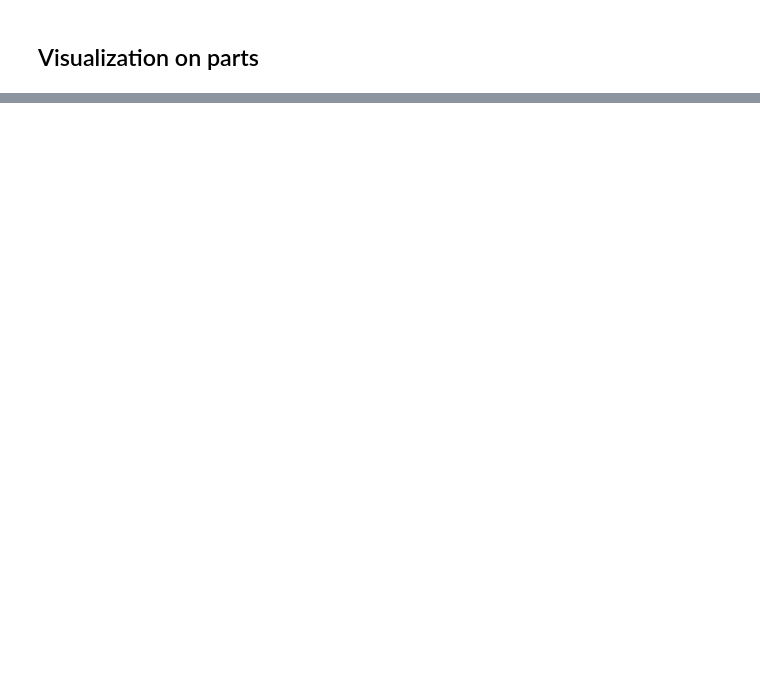
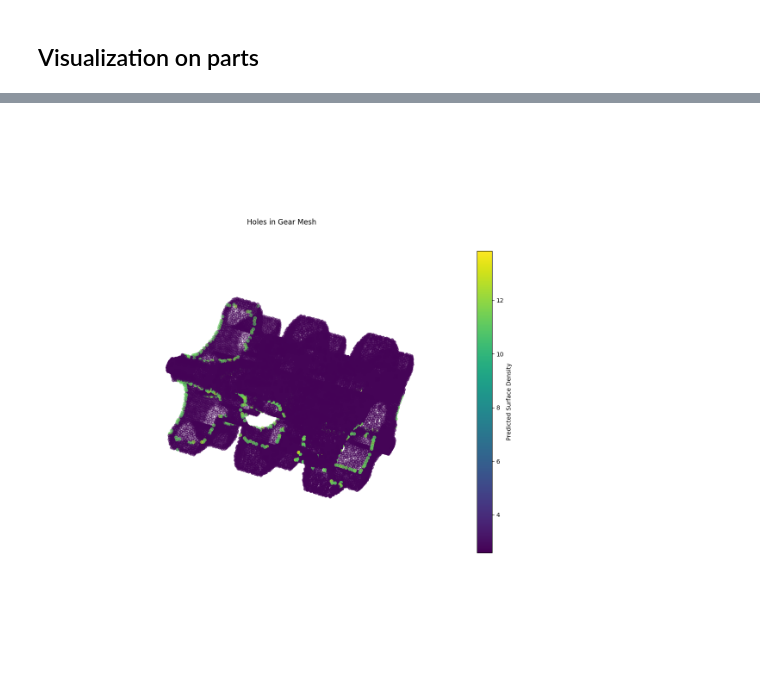
Before and after one commit to MagnusKarlsen1/PCQA-NN, a Jupyter notebook: Code/Gradient NN/models/FlaxMLP_copy.ipynb, the cells around one changed output, grey strips where cells are left out. Saved outputs shown, nothing was run; the diff lists cells and outputs as text; code cells hidden in the pictures; blank space fills up the shorter version.

```diff
--- a/Code/Gradient NN/models/FlaxMLP_copy.ipynb
+++ b/Code/Gradient NN/models/FlaxMLP_copy.ipynb
@@ -188,6 +204,7 @@ y_test2 = jnp.array(test_labels, dtype=jnp.float32)
 # %%
 # Predict
 y_pred2 = optimizer.model(X_test2)
+y_pred_holes =optimizer.model(X_test_holes)
 # %%
 highest = np.max(y_pred2)
 mean = np.mean(y_pred2)
@@ -326,0 +366,31 @@ plt.show()
+# %%
+from mpl_toolkits.mplot3d import Axes3D
+import matplotlib.pyplot as plt
+import numpy as np
+
+# Load point cloud
+cloud = np.loadtxt("../Data/Training_data/Gear_w_holes.txt")
+
+# Your prediction
+pred = y_pred_holes.flatten()
+
+# Transform predictions
+pred_transformed = np.where(pred > 2.75, pred * 4, pred)
+
+title = "Holes in Gear Mesh"
+
+fig = plt.figure(figsize=(13, 13))
+ax = fig.add_subplot(111, projection='3d')
+
+# Plot with transformed predictions
+sc = ax.scatter(cloud[:, 0], cloud[:, 1], cloud[:, 2],
+                 c=pred_transformed, cmap='viridis', s=25)
+
+ax.set_title(title)
+ax.set_axis_off()
+
+fig.colorbar(sc, ax=ax, shrink=0.7, label='Predicted Surface Density')
+
+plt.show()
+# %% [output]
+[figure, added]
```
Also changed, not shown: parts of 12 cells of this notebook, 28 other files.
